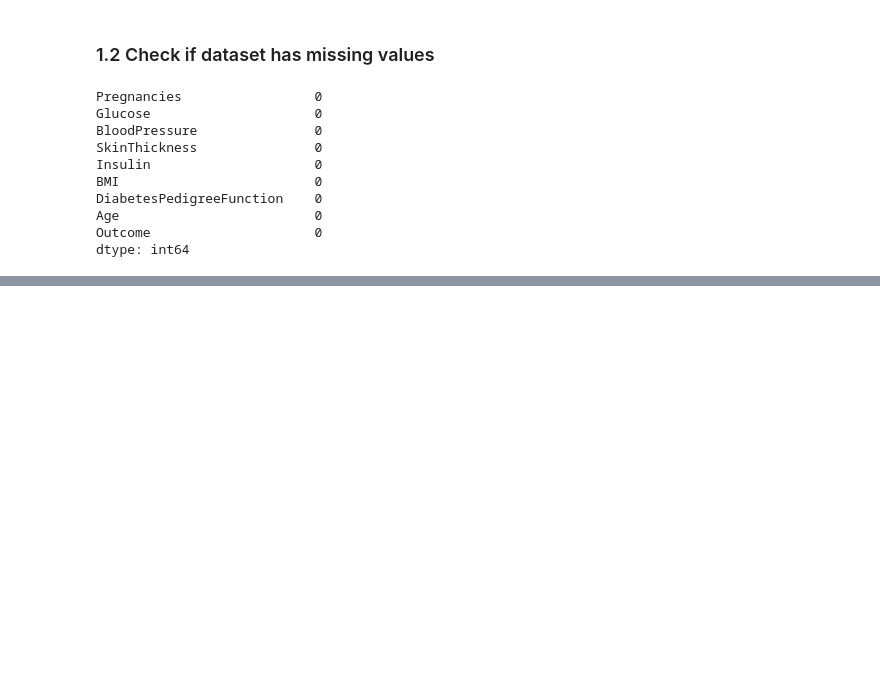
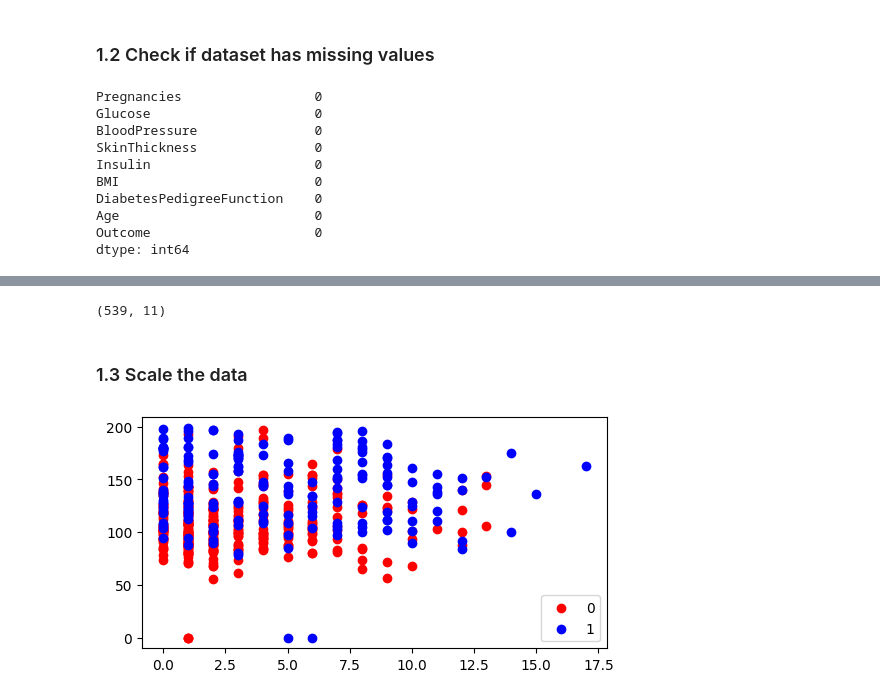
Before and after one commit to RasimMehdiyev/diabetes_prediction, a Jupyter notebook: diabetes_nn.ipynb, the cells around one changed output, grey strips where cells are left out. Cells and saved outputs as stored; diff of their text form; code cells hidden in the pictures; blank space fills up the shorter version.

```diff
--- a/diabetes_nn.ipynb
+++ b/diabetes_nn.ipynb
@@ -38,3 +53,9 @@ DiabetesPedigreeFunction    0
 Age                         0
 Outcome                     0
 dtype: int64
+# %%
+df["Metabolic_index"] = df["Insulin"] * df["SkinThickness"]
+df["Glucose-to-Insulin"] = df["Glucose"] / (df["Insulin"] + 0.01)
+# put the otuput column to the end
+df = df[[c for c in df if c not in ['Outcome']] + ['Outcome']]
+df.head(10)
@@ -40,0 +74,24 @@ dtype: int64
+# %%
+# count blood pressurem,insulin 0 values
+df[df["BloodPressure"] == 0].shape, df[df["Insulin"] == 0].shape
+
+# remove the blood pressure and skin thickness 0 rows
+df = df[df["BloodPressure"] != 0]
+df = df[df["SkinThickness"] != 0]
+df.shape
+# %% [output]
+(539, 11)
+# %% [markdown]
+### 1.3 Scale the data
+# %%
+X, y = df.iloc[:, :-1], df.iloc[:, -1]
+# to numpy
+X_np, y_np = X.to_numpy(), y.to_numpy()
+plt.figure(figsize=(6, 3))
+plt.scatter(X_np[y_np==0][:,0], X_np[y_np==0][:,1], color="red", label="0")
+plt.scatter(X_np[y_np==1][:,0], X_np[y_np==1][:,1], color="blue", label="1")
+
+plt.legend()
+plt.show()
+# %% [output]
+[figure, added]
```
Also changed, not shown: parts of 19 cells of this notebook, 1 other file.
